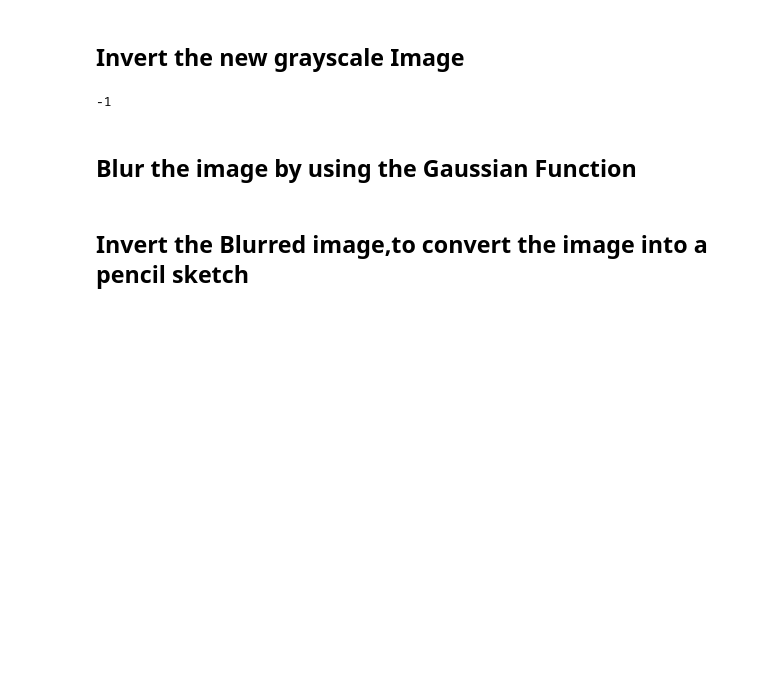
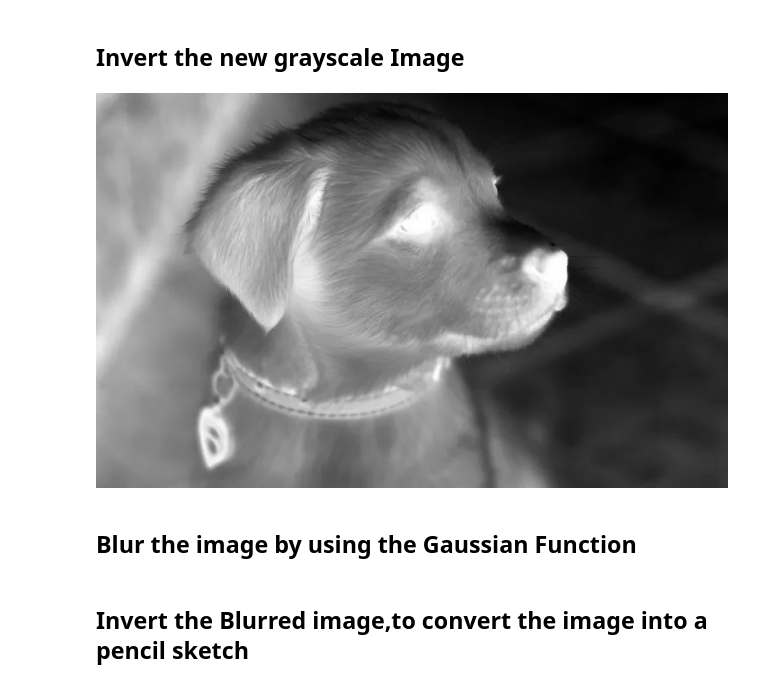
Before and after one commit to devisree71/LGMVIP--DataScience-Task-Number, a Jupyter notebook: Task3(Image to Pencil Sketch with Python)-checkpoint.ipynb, the cells around one changed output. Cells and saved outputs as stored; diff of their text form; code cells hidden in the pictures; blank space fills up the shorter version.

```diff
--- a/Task3(Image to Pencil Sketch with Python)-checkpoint.ipynb
+++ b/Task3(Image to Pencil Sketch with Python)-checkpoint.ipynb
@@ -28,9 +36,11 @@ cv2.waitKey(0)
 # %%
 inverted_image=255-gray_image
 cv2.imshow("Inverted",inverted_image)
 cv2.waitKey()
+image3 = Image.fromarray(inverted_image)
+display(image3)
 # %% [output]
--1
+[figure, added]
 # %% [markdown]
 ## Blur the image by using the Gaussian Function
 # %%
```
Also changed, not shown: parts of 5 cells of this notebook.
